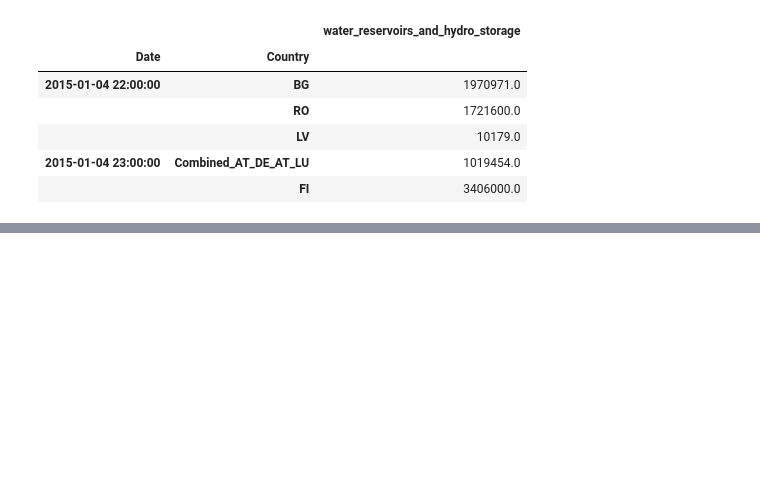
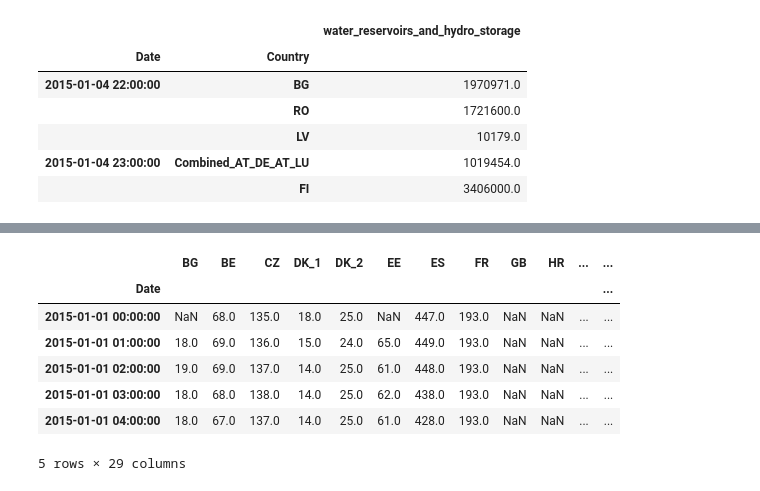
Before and after one commit to hertiemlteam/machine_learning, a Jupyter notebook: machine_learning_energy.ipynb, the cells around one changed output, grey strips where cells are left out. Cells and saved outputs as stored; diff of their text form; code cells hidden in the pictures; blank space fills up the shorter version.

Commit message:
Added data files for nuclear, gas, biomass, and oil

```diff
--- a/machine_learning_energy.ipynb
+++ b/machine_learning_energy.ipynb
@@ -263,0 +266,20 @@ combined_df
+# %%
+df_biomass = pd.read_csv('data/biomass_merged.csv', sep=";",  index_col=0)
+df_biomass.index = pd.to_datetime(df_biomass.index)
+df_biomass['Year'] = df_biomass.index.year
+df_biomass['Combined_AT_DE_AT_LU'] = df_biomass.apply(lambda row: row['DE_AT_LU'] if row['Year'] <= 2018 else row['AT'], axis=1)
+df_biomass['Combined_DE_LU_DE_AT_LU'] = df_biomass.apply(lambda row: row['DE_AT_LU'] if row['Year'] <= 2018 else row['DE_LU'], axis=1)
+exclude_columns = ['DE_AT_LU', 'AT', 'DE_LU', 'Year', 'BG.1', 'IT_CSUD.1', 'IT_NORD.1']
+df_biomass.drop(columns=exclude_columns, inplace=True)
+df_biomass = df_biomass.rename_axis('Date')
+pd.to_datetime(df_biomass.index.get_level_values(0))
+df_biomass.head()
+# %% [output]
+|  | BG | BE | CZ | DK_1 | DK_2 | EE | ES | FR | GB | HR | ... | ... |
+| Date |  |  |  |  |  |  |  |  |  |  |  | ... |
+| 2015-01-01 00:00:00 | NaN | 68.0 | 135.0 | 18.0 | 25.0 | NaN | 447.0 | 193.0 | NaN | NaN | ... | ... |
+| 2015-01-01 01:00:00 | 18.0 | 69.0 | 136.0 | 15.0 | 24.0 | 65.0 | 449.0 | 193.0 | NaN | NaN | ... | ... |
+| 2015-01-01 02:00:00 | 19.0 | 69.0 | 137.0 | 14.0 | 25.0 | 61.0 | 448.0 | 193.0 | NaN | NaN | ... | ... |
+| 2015-01-01 03:00:00 | 18.0 | 68.0 | 138.0 | 14.0 | 25.0 | 62.0 | 438.0 | 193.0 | NaN | NaN | ... | ... |
+| 2015-01-01 04:00:00 | 18.0 | 67.0 | 137.0 | 14.0 | 25.0 | 61.0 | 428.0 | 193.0 | NaN | NaN | ... | ... |
+5 rows × 29 columns
```
Also changed, not shown: parts of 20 cells of this notebook, 4 other files.
